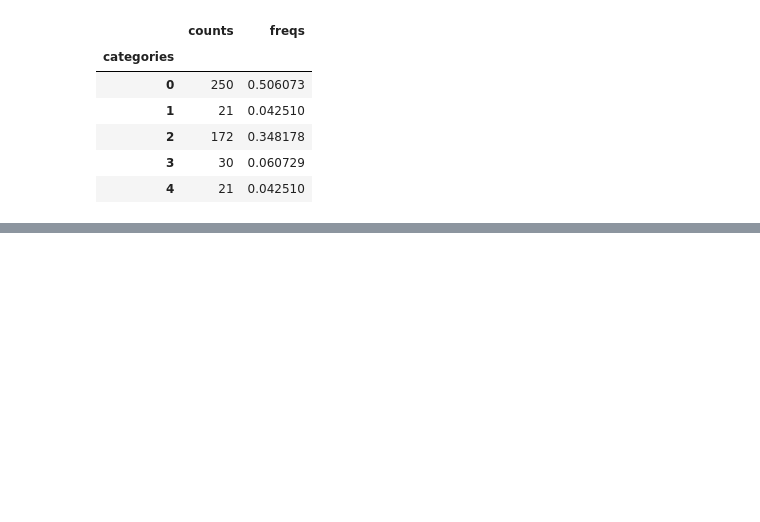
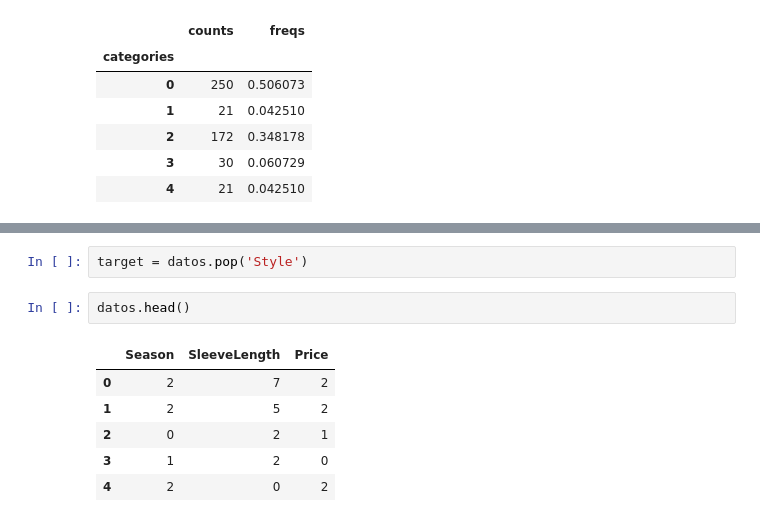
Before and after one commit to davidrey87/ejercicios_PyE, a Jupyter notebook: ejercicio 6/Dress.ipynb, the cells around one changed output, grey strips where cells are left out. Cells and saved outputs as stored; diff of their text form; blank space fills up the shorter version.

```diff
--- a/ejercicio 6/Dress.ipynb
+++ b/ejercicio 6/Dress.ipynb
@@ -218,0 +207,11 @@ new
+# %%
+target = datos.pop('Style')
+# %%
+datos.head()
+# %% [output]
+|  | Season | SleeveLength | Price |
+| 0 | 2 | 7 | 2 |
+| 1 | 2 | 5 | 2 |
+| 2 | 0 | 2 | 1 |
+| 3 | 1 | 2 | 0 |
+| 4 | 2 | 0 | 2 |
```
Also changed, not shown: parts of 11 cells of this notebook, 7 other files.
